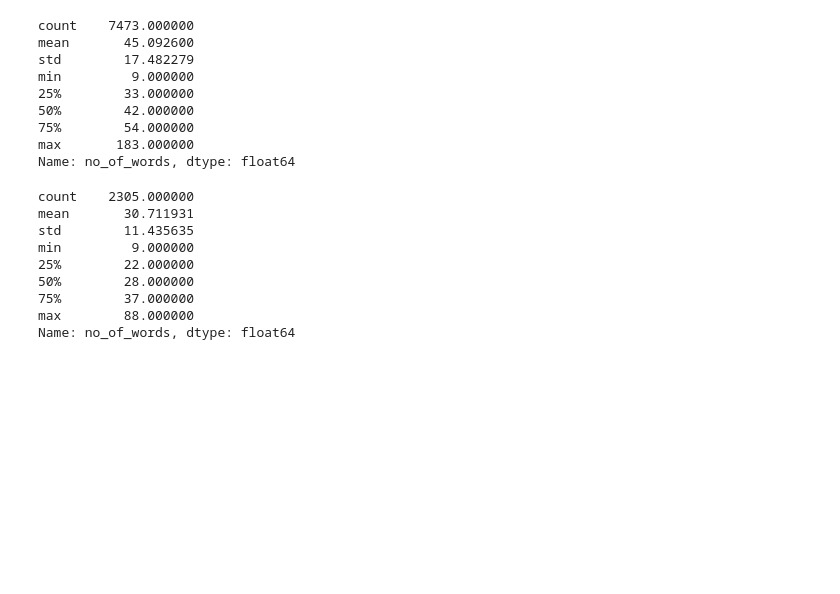
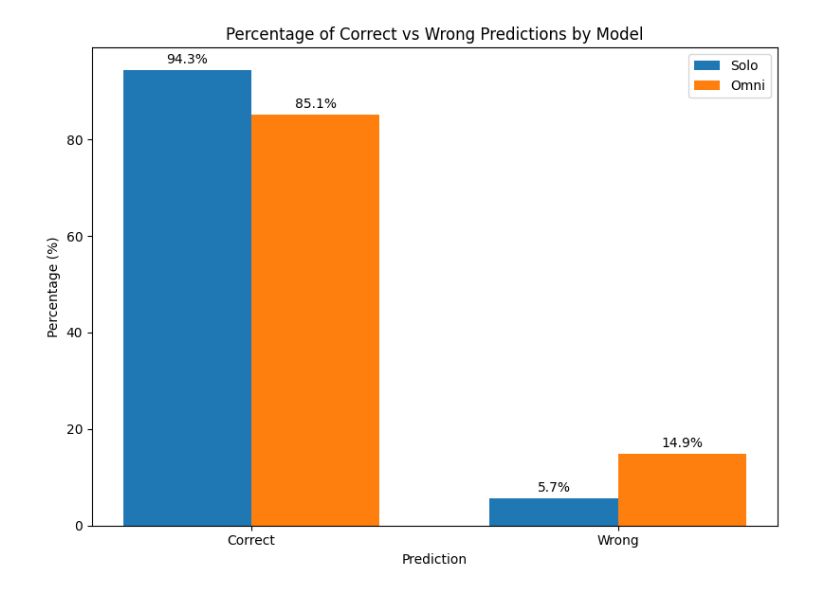
Before and after one commit to ChetanKrishna07/omni-model-chat, a Jupyter notebook: EDA.ipynb, the cells around one changed output. Saved outputs shown, nothing was run; the diff lists cells and outputs as text; code cells hidden in the pictures; blank space fills up the shorter version.

```diff
--- a/EDA.ipynb
+++ b/EDA.ipynb
@@ -71,24 +164,53 @@ asdiv_df['no_of_words'] = asdiv_df['Question'].apply(lambda x: len(x.split()))
-# %%
-gsm_8k_df["no_of_words"].describe()
-# %% [output]
-count    7473.000000
-mean       45.092600
-std        17.482279
-min         9.000000
-25%        33.000000
-50%        42.000000
-75%        54.000000
-max       183.000000
-Name: no_of_words, dtype: float64
-# %%
-asdiv_df["no_of_words"].describe()
-# %% [output]
-count    2305.000000
-mean       30.711931
-std        11.435635
-min         9.000000
-25%        22.000000
-50%        28.000000
-75%        37.000000
-max        88.000000
-Name: no_of_words, dtype: float64
+# %%
+import matplotlib.pyplot as plt
+import numpy as np
+
+# Data counts for predictions
+solo_correct = 3773
+solo_wrong = 228
+omni_correct = 3404
+omni_wrong = 597
+total = 4001
+
+# Calculate percentages
+solo_pct_correct = solo_correct/total * 100
+solo_pct_wrong = solo_wrong/total * 100
+omni_pct_correct = omni_correct/total * 100
+omni_pct_wrong = omni_wrong/total * 100
+
+# Data for grouped bar chart
+categories = ['Correct', 'Wrong']
+solo_data = [solo_pct_correct, solo_pct_wrong]
+omni_data = [omni_pct_correct, omni_pct_wrong]
+
+x = np.arange(len(categories))
+width = 0.35
+
+fig, ax = plt.subplots(figsize=(8,6))
+bars1 = ax.bar(x - width/2, solo_data, width, label='Solo')
+bars2 = ax.bar(x + width/2, omni_data, width, label='Omni')
+
+ax.set_xlabel('Prediction')
+ax.set_ylabel('Percentage (%)')
+ax.set_title('Percentage of Correct vs Wrong Predictions by Model')
+ax.set_xticks(x)
+ax.set_xticklabels(categories)
+ax.legend()
+
+def autolabel(bars):
+    for bar in bars:
+        height = bar.get_height()
+        ax.annotate(f'{height:.1f}%',
+                    xy=(bar.get_x() + bar.get_width()/2, height),
+                    xytext=(0, 3),
+                    textcoords='offset points',
+                    ha='center', va='bottom')
+
+autolabel(bars1)
+autolabel(bars2)
+
+plt.tight_layout()
+plt.savefig("Data Analysis/graphs/Percentage of Correct vs Wrong Predictions by Omni and Solo.png")
+plt.show()
+# %% [output]
+[figure, added]
```
Also changed, not shown: parts of 24 cells of this notebook, 9 other files.
